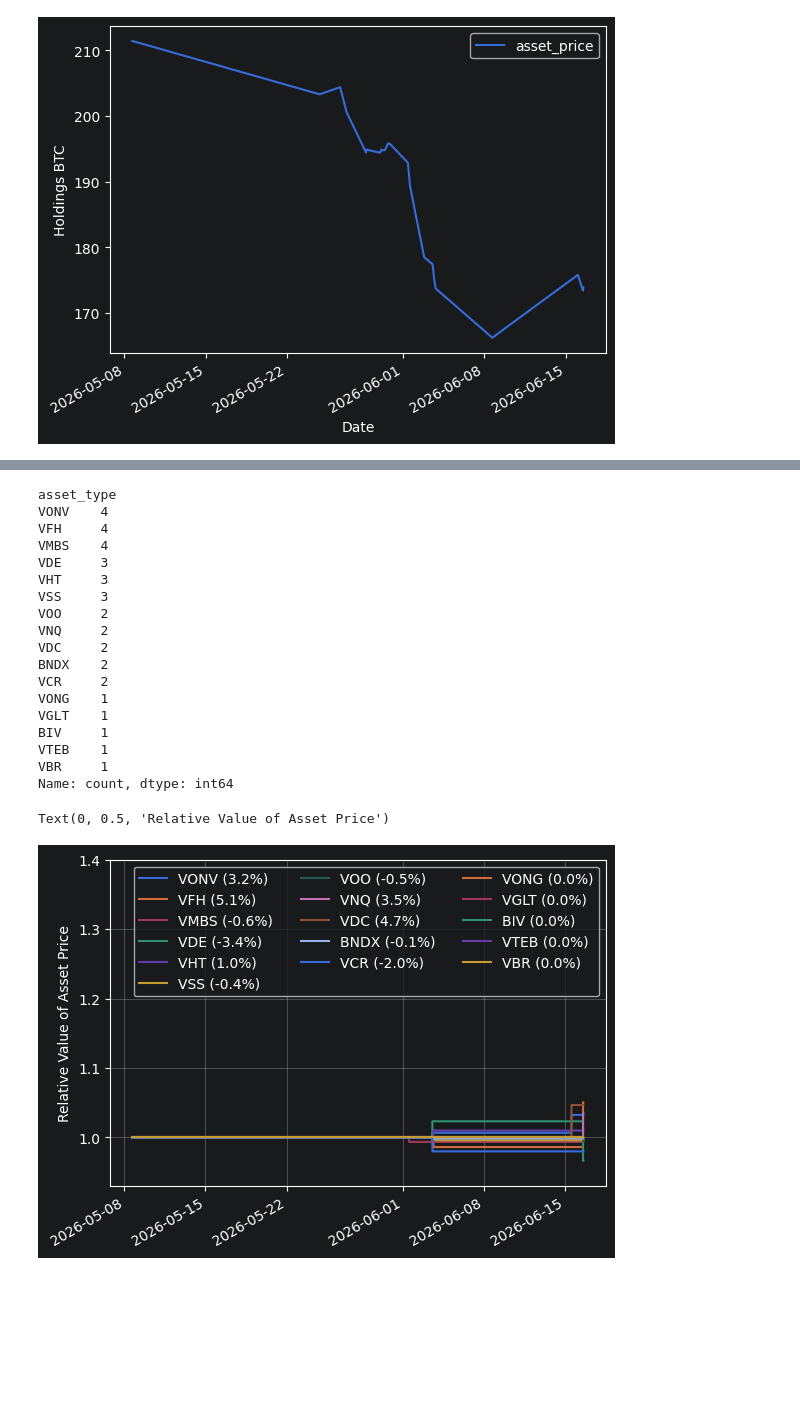
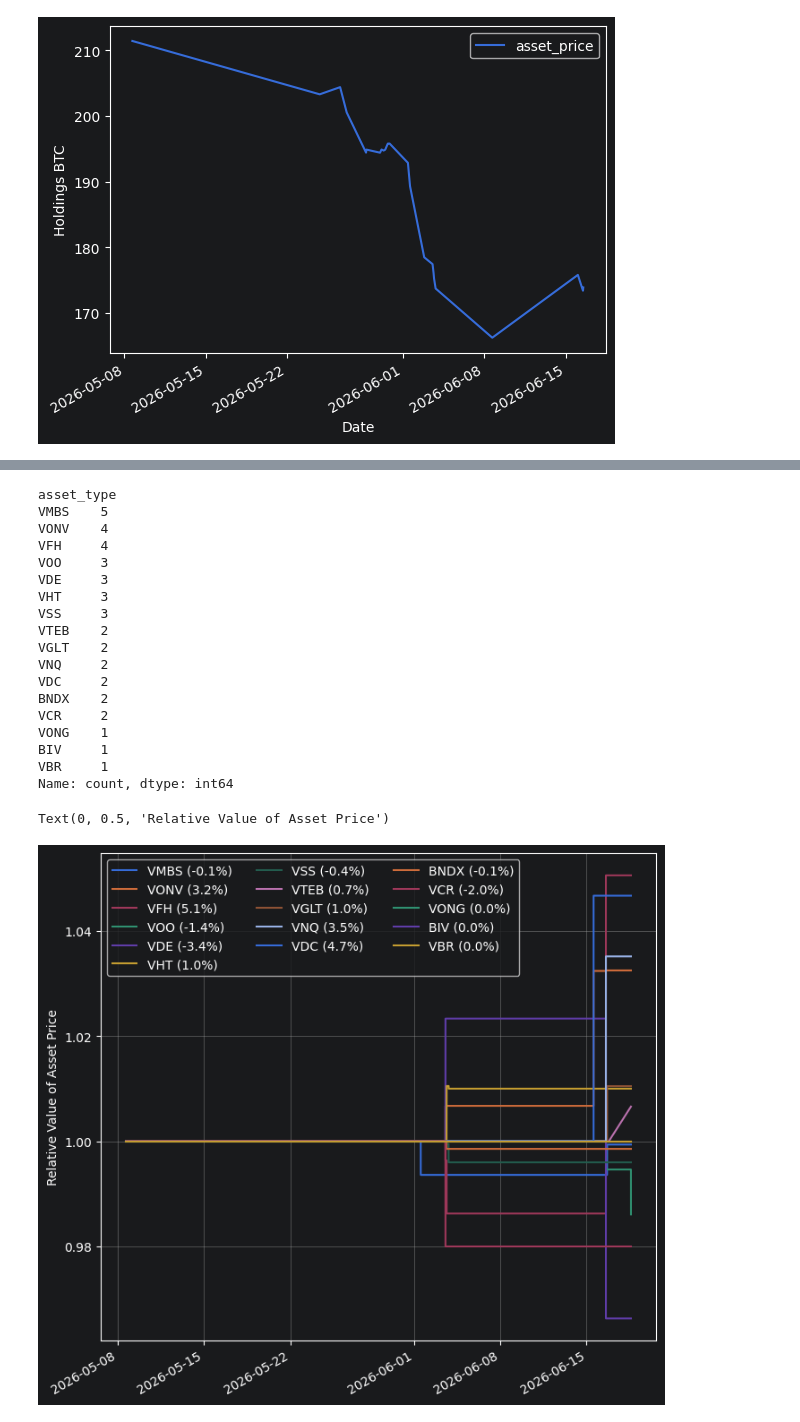
Before and after one commit to matthagy/cashapp_analysis, a Jupyter notebook: scratch0.ipynb, the cells around one changed output, grey strips where cells are left out. Saved outputs shown, nothing was run; the diff lists cells and outputs as text; code cells hidden in the pictures; blank space fills up the shorter version.

```diff
--- a/scratch0.ipynb
+++ b/scratch0.ipynb
@@ -10,7 +10,7 @@ import matplotlib.pyplot as plt
 import pandas as pd
 import seaborn as sns
 # %%
-data_raw = pd.read_csv('data/cash_app_report_1781619340033.csv')
-data_raw.head()
+data_raw = pd.read_csv('data/cash_app_report_1781793914921.csv')
+data_raw.head(25)
 # %% [output]
 |  | Date | Transaction ID | Transaction Type | Currency | Amount | Fee | Net Amount | Asset Type | ... |
@@ -60,7 +91,7 @@ data['asset_price'] = data['Asset Price'].fillna(None).map(parse_amount)
 data['asset_amount'] = data_raw['Asset Amount'].astype(float).fillna(0.0)
 data['fee'] = data['Fee'].fillna(None).map(parse_amount)
 data['asset_type'] = data['Asset Type']
-data['trans_type'] = data['Transaction Type']
+data['trans_type'] = data['Transaction Type'].fillna('Stock Sell')
 data['currency'] = data['Currency']
 data['trans_id'] = data['Transaction ID']
 data['account'] = data['Account']
@@ -72,6 +103,6 @@ for col in ['Net Amount', 'Amount', 'Asset Price', 'Asset Amount', 'Fee', 'Asset
             'Currency', 'Transaction ID', 'Account', 'Status', 'Notes', 'Name of sender/receiver']:
     del data[col]
 
-data
+data.sample(10, random_state=0xCAFE)
 # %% [output]
 |  | date | net_amount | amount | asset_price | asset_amount | fee | asset_type | trans_type | currency | ... |
@@ -400,0 +510,7 @@ asset_price_rel
+# %%
+asset_price_time = (
+    data
+    .pivot_table(index='date', columns='asset_type', aggfunc='median', values='asset_price')
+    .dropna(how='all')
+)
+asset_price_time.sample(10, random_state=0xCAFE)
@@ -447,7 +595,12 @@ plt.grid()
 # %%
-vanguard_data = (data[data['notes'].str.lower().str.contains('vanguard')]
-[['date', 'net_amount', 'asset_price', 'notes', 'asset_type']]
+vanguard_data = (
+    data[
+        data['notes']
+        .str.lower()
+        .str.contains('vanguard')
+    ]
+    [['date', 'net_amount', 'asset_price', 'notes', 'asset_type']]
 )
-vanguard_data
+vanguard_data.sample(10, random_state=0xCAFE)
 # %% [output]
 |  | date | net_amount | asset_price | notes | asset_type |
@@ -570,34 +719,35 @@ vanguard_asset_price_time
 vanguard_trans_count
 # %% [output]
 asset_type
+VMBS    5
 VONV    4
 VFH     4
-VMBS    4
+VOO     3
 VDE     3
 VHT     3
 VSS     3
-VOO     2
+VTEB    2
+VGLT    2
 VNQ     2
 VDC     2
 BNDX    2
 VCR     2
 VONG    1
-VGLT    1
 BIV     1
-VTEB    1
 VBR     1
 Name: count, dtype: int64
 # %%
 asset_price_rel_plot = asset_price_rel[list(vanguard_trans_count.index)].copy()
 asset_price_rel_plot_perc = asset_price_rel_plot.iloc[-1].sub(1).mul(100).round(1)
 asset_price_rel_plot.columns = [f'{col} ({perc}%)' for col, perc in
                                 zip(asset_price_rel_plot.columns, asset_price_rel_plot_perc)]
-asset_price_rel_plot.plot.line()
+fig, ax = plt.subplots(figsize=(8, 8))
+
+asset_price_rel_plot.plot.line(ax=ax)
 plt.grid()
-plt.legend(ncols=3, loc='upper right')
-plt.ylim(0.93, 1.4)
+plt.legend(ncols=3, loc='upper left')
 plt.xlabel('')
 plt.ylabel('Relative Value of Asset Price')
 # %% [output]
 Text(0, 0.5, 'Relative Value of Asset Price')
-[figure, old version]
+[figure, new version]
```
Also changed, not shown: parts of 36 cells of this notebook, 2 other files.
